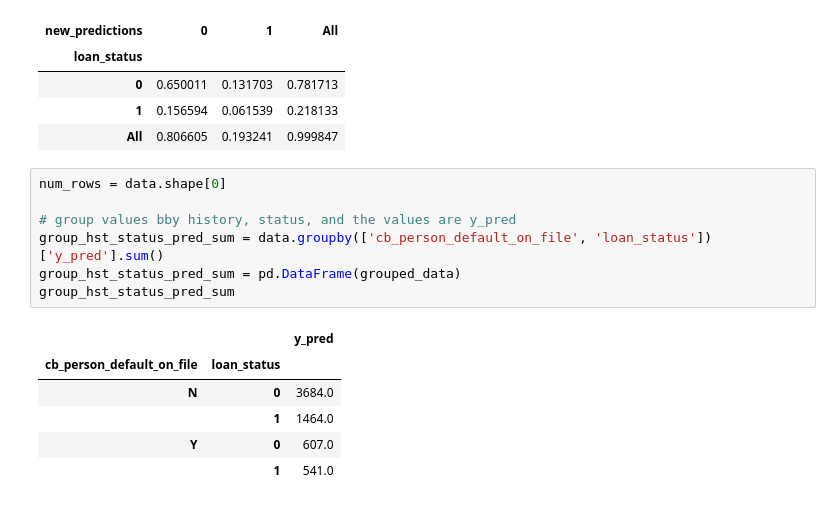
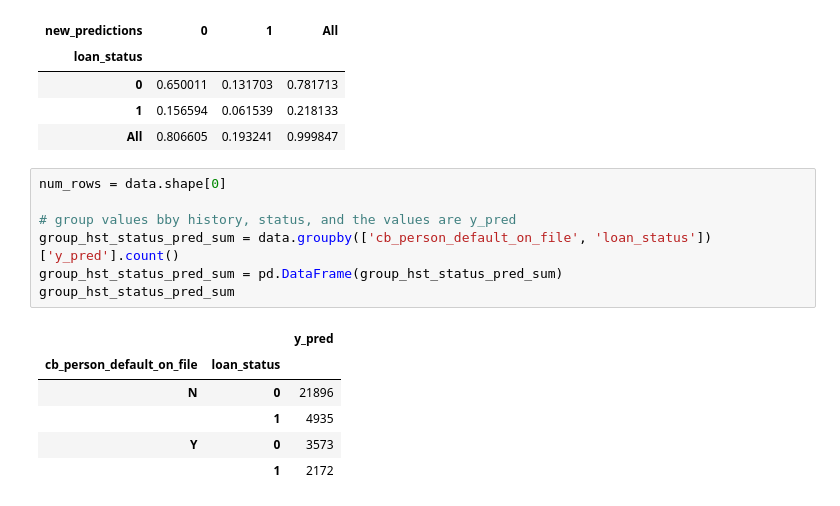
Before and after one commit to 10ken/Credit-Risk-Modeling, a Jupyter notebook: Multi Agent Credit Modelling.ipynb, the cells around one changed output. Cells and saved outputs as stored; diff of their text form.

```diff
--- a/Multi Agent Credit Modelling.ipynb
+++ b/Multi Agent Credit Modelling.ipynb
@@ -489,15 +277,15 @@ pivot_table
 # %%
 num_rows = data.shape[0]
 
 # group values bby history, status, and the values are y_pred
-group_hst_status_pred_sum = data.groupby(['cb_person_default_on_file', 'loan_status'])['y_pred'].sum()
-group_hst_status_pred_sum = pd.DataFrame(grouped_data)
+group_hst_status_pred_sum = data.groupby(['cb_person_default_on_file', 'loan_status'])['y_pred'].count()
+group_hst_status_pred_sum = pd.DataFrame(group_hst_status_pred_sum)
 group_hst_status_pred_sum
 # %% [output]
 |  |  | y_pred |
 | cb_person_default_on_file | loan_status |  |
-| N | 0 | 3684.0 |
-|  | 1 | 1464.0 |
-| Y | 0 | 607.0 |
-|  | 1 | 541.0 |
+| N | 0 | 21896 |
+|  | 1 | 4935 |
+| Y | 0 | 3573 |
+|  | 1 | 2172 |
 # %%
```
Also changed, not shown: parts of 6 cells of this notebook, 2 other files.
